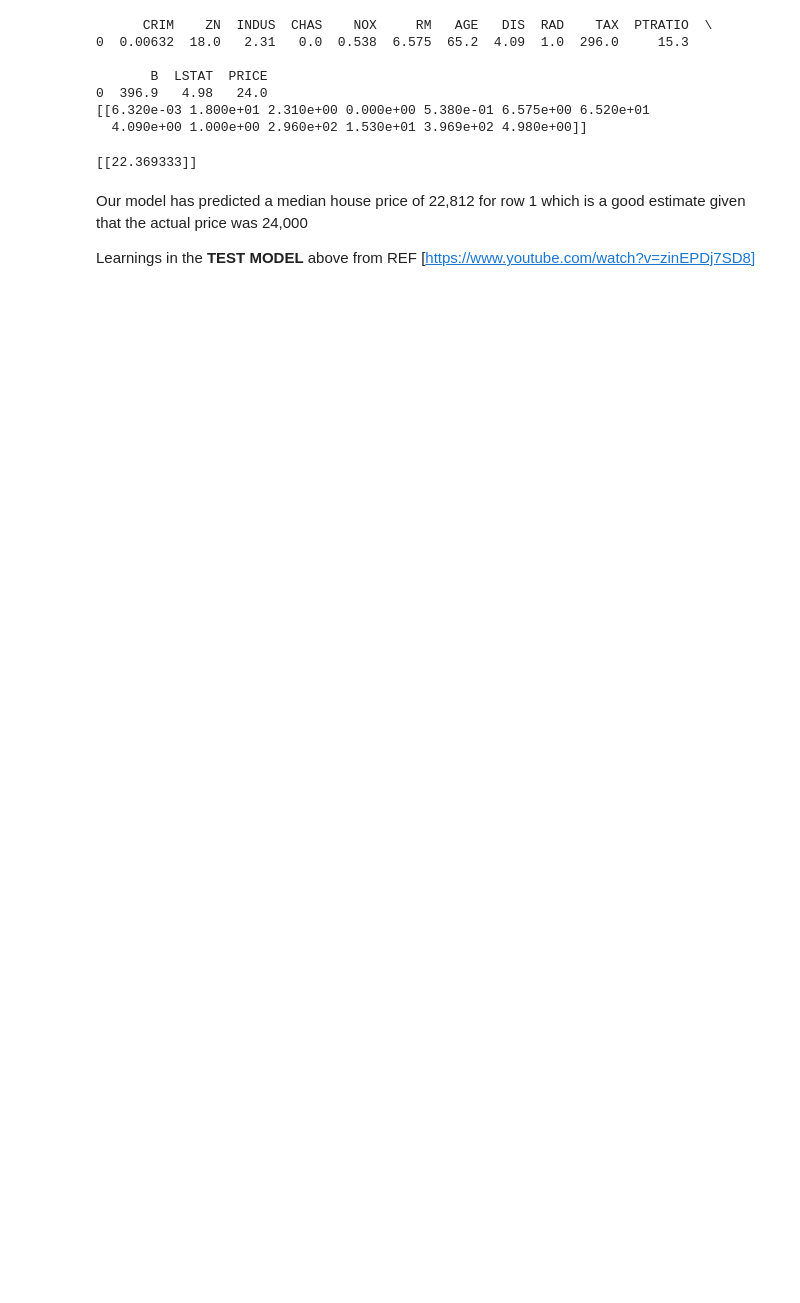
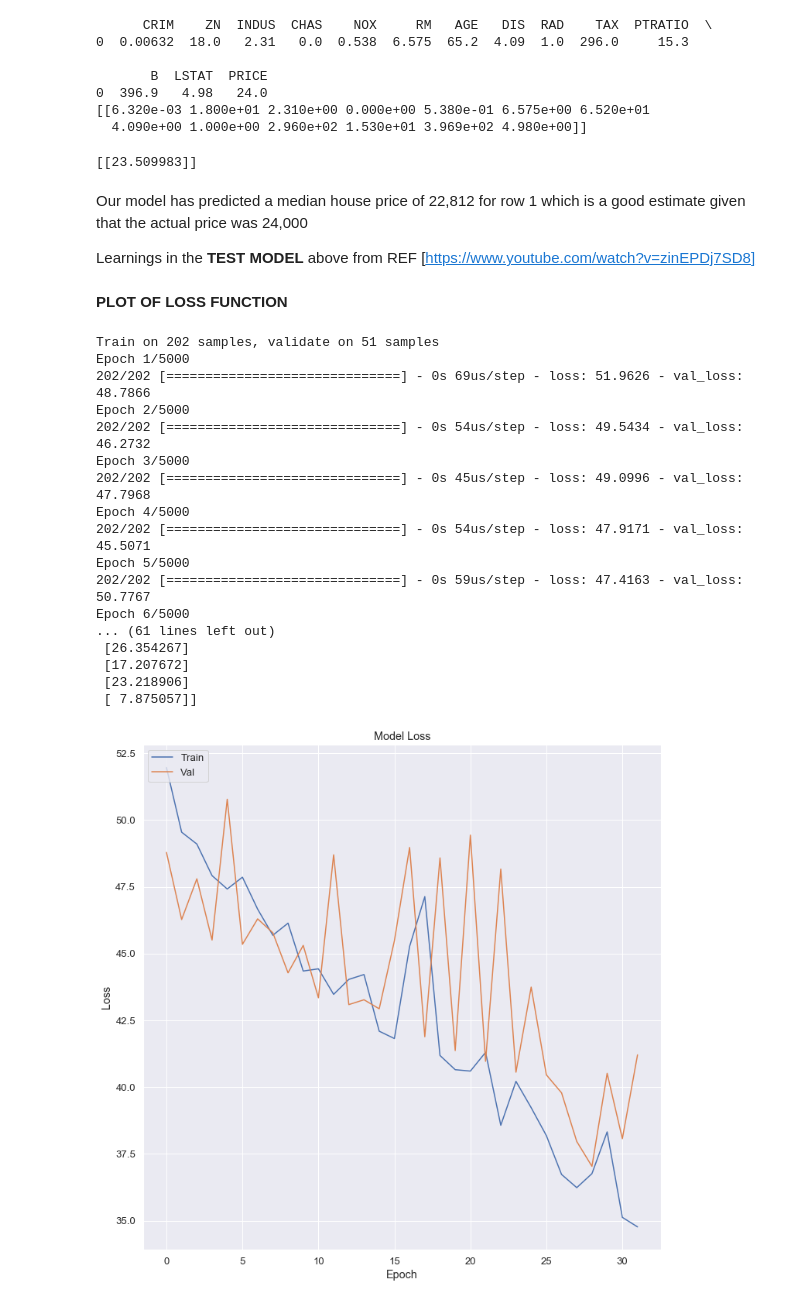
Before and after one commit to oreillyh/Machine-Learning-Statistics, a Jupyter notebook: MACHINE LEARNING AND STATISTICS PROJECT .ipynb, the cells around one changed output. Cells and saved outputs as stored; diff of their text form; code cells hidden in the pictures; blank space fills up the shorter version.

```diff
--- a/MACHINE LEARNING AND STATISTICS PROJECT .ipynb
+++ b/MACHINE LEARNING AND STATISTICS PROJECT .ipynb
@@ -445,6 +445,8 @@ model.add(Dense(13, input_shape=(13,), activation="relu"))
 
 model.add(Dense(13, activation="relu"))
 
+model.add(Dense(13, activation="relu"))
+
 model.add(Dense(6, activation="relu"))
 
 model.add(Dense(1))
@@ -474,7 +478,7 @@ We will experiment with 1 input layer with 13 neurons, 1 hidden layer with 6 neu
 # %%
 #Set the x and y parameters for independent and dependent variables
 
-x = bos[['CRIM', 'ZN', 'INDUS', 'CHAS', 'NOX', 'RM', 'AGE', 'DIS', 'RAD', 'TAX', 'PTRATIO', 'LSTAT', 'TAX']]
+x = bos[['CRIM', 'INDUS', 'ZN', 'CHAS', 'NOX', 'RM', 'AGE', 'DIS', 'RAD', 'TAX', 'PTRATIO', 'LSTAT', 'TAX']]
 y = bos[['PRICE']]
 # %% [markdown]
 **COMPILE THE MODEL**
@@ -492,7 +498,13 @@ The model is compiled using a Stochastic Gradient Descent optimiser `sgd` and th
 # %%
 #compile the model specifying the model optimiser and loss function
 
-model.compile(optimizer="sgd", loss ="mse")
+#LEARNING RATE PARAMETERS
+sgd = optimizers.SGD(lr=0.004, clipnorm=1.1)
+Adam = kr.optimizers.Adam(learning_rate=0.002, beta_1=0.9, beta_2=0.999, amsgrad=False)
+
+
+#changed to 'adam' optimiser
+model.compile(optimizer="Adam", loss ="mse")
 # %% [markdown]
 **CREATE A TRAINING AND TESTING SET**
 
@@ -519,9 +536,6 @@ from keras.callbacks import EarlyStopping
 early_stopping_monitor = EarlyStopping(patience=3)
 
 #train model
-model.fit(x_train, y_train, validation_split=0.2, epochs=1000, callbacks=[early_stopping_monitor])
-
-
-# REF [https://towardsdatascience.com/building-a-deep-learning-model-using-keras-1548ca149d37]
+model.fit(x_train, y_train, validation_split=0.2, epochs=500, callbacks=[early_stopping_monitor])
 # %% [output]
 Train on 202 samples, validate on 51 samples
@@ -586,11 +604,51 @@ print(test_data_np)
 # %%
 # The numpy array of row 1 is in column format so needs to be reshaped
 
-print(model.predict(test_data_np.reshape(1,13), batch_size=1)) # predict the house price for row 1 based on our model
+print(model.predict(test_data_np.reshape(1,13), batch_size=10)) # predict the house price for row 1 based on our model
 # %% [output]
-[[22.369333]]
+[[23.509983]]
 # %% [markdown]
 Our model has predicted a median house price of 22,812 for row 1 which is a good estimate given that the actual price was 24,000
 
 
 Learnings in the **TEST MODEL** above from REF [https://www.youtube.com/watch?v=zinEPDj7SD8]
+# %% [markdown]
+**PLOT OF LOSS FUNCTION**
+# %%
+hist = model.fit(x_train, y_train, validation_split=0.2, epochs=5000, callbacks=[early_stopping_monitor])
+
+preds = model.predict(x_test)
+
+evals = model.evaluate(x_test, y_test)
+
+print(evals)
+print(preds[0:10])
+
+plt.figure(figsize=(12, 12))
+# summarize history for loss
+plt.plot(hist.history["loss"])
+plt.plot(hist.history["val_loss"])
+plt.title("Model Loss")
+plt.ylabel("Loss")
+plt.xlabel("Epoch")
+plt.legend(["Train", "Val"], loc="upper left")
+plt.show()
+# %% [output]
+Train on 202 samples, validate on 51 samples
+Epoch 1/5000
+202/202 [==============================] - 0s 69us/step - loss: 51.9626 - val_loss: 48.7866
+Epoch 2/5000
+202/202 [==============================] - 0s 54us/step - loss: 49.5434 - val_loss: 46.2732
+Epoch 3/5000
+202/202 [==============================] - 0s 45us/step - loss: 49.0996 - val_loss: 47.7968
+Epoch 4/5000
+202/202 [==============================] - 0s 54us/step - loss: 47.9171 - val_loss: 45.5071
+Epoch 5/5000
+202/202 [==============================] - 0s 59us/step - loss: 47.4163 - val_loss: 50.7767
+Epoch 6/5000
+... (61 lines left out)
+ [26.354267]
+ [17.207672]
+ [23.218906]
+ [ 7.875057]]
+[figure, added]
```
Also changed, not shown: parts of 8 cells of this notebook.
